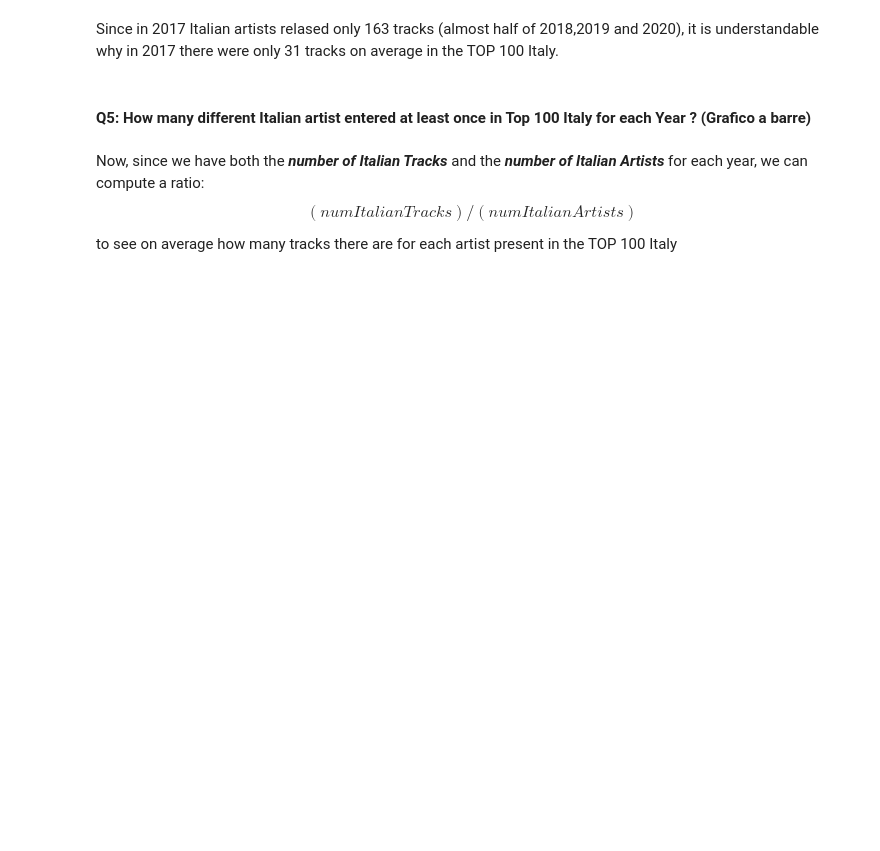
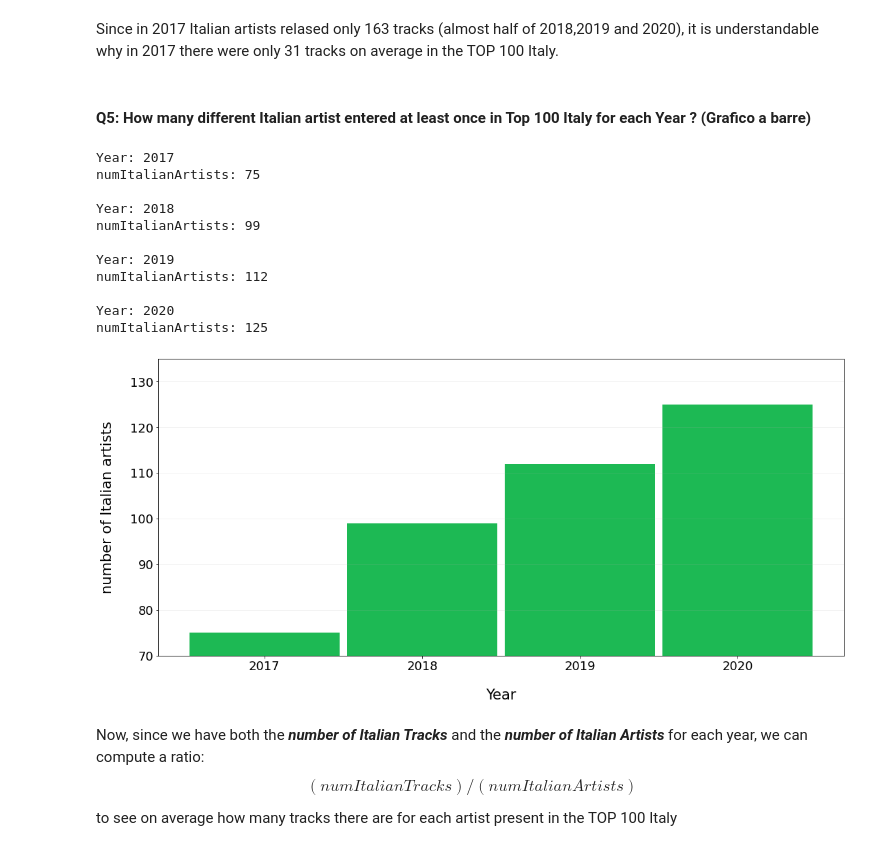
Before and after one commit to luca-martinelli-09/spotify-pg, a Jupyter notebook: spotifyQueries.ipynb, the cells around one changed output. Cells and saved outputs as stored; diff of their text form; code cells hidden in the pictures; blank space fills up the shorter version.

```diff
--- a/spotifyQueries.ipynb
+++ b/spotifyQueries.ipynb
@@ -698,40 +737,53 @@ session = driver.session()
 
 result = session.run("""
     MATCH (c1:Country{id:"IT"})<-[:hasNationality]-(p:Person)-[:isMemberOf]->(a:Artist)-[:partecipateIn]->(t:Track)-[:isPositionedIn]->(ch:Chart)-[:isReferredTo]->(c2:Country{id:"IT"})
-    WITH ch.date.year AS year, COUNT(DISTINCT a) as numArtists
+    WITH ch.date.year AS year, COUNT(DISTINCT a) as numArtists,
     RETURN year,numArtists
     ORDER BY year
 """)
 
 # Define lists to contain the results
 years = []
 numItalianArtists = []
 for r in result:
     returnedData = r.values()
     years.append(returnedData[0])
     numItalianArtists.append(int(returnedData[1]))
 
 # Print the results
 for i in range(0,len(years)):
     print("Year: {}".format(years[i]))
     print("numItalianArtists: {:d}".format(numItalianArtists[i]))
     print("")
 
 
 plotResults(
     x=np.arange(len(years)),
     yArr=[numItalianArtists],
     yLabel="number of Italian artists",
     xLabel="Year",
     xTicks=years,
     showGrid=True,
     gridAxis="y",
     style="bar",
     saveTitle="query5"
 )
 
 session.close()
 driver.close()
+# %% [output]
+Year: 2017
+numItalianArtists: 75
+
+Year: 2018
+numItalianArtists: 99
+
+Year: 2019
+numItalianArtists: 112
+
+Year: 2020
+numItalianArtists: 125
+[figure, added]
 # %% [markdown]
 Now, since we have both the ***number of Italian Tracks*** and the ***number of Italian Artists*** for each year, we can compute a ratio:
 $$(numItalianTracks)/(numItalianArtists)$$
```
Also changed, not shown: parts of 16 cells of this notebook, 8 other files.
